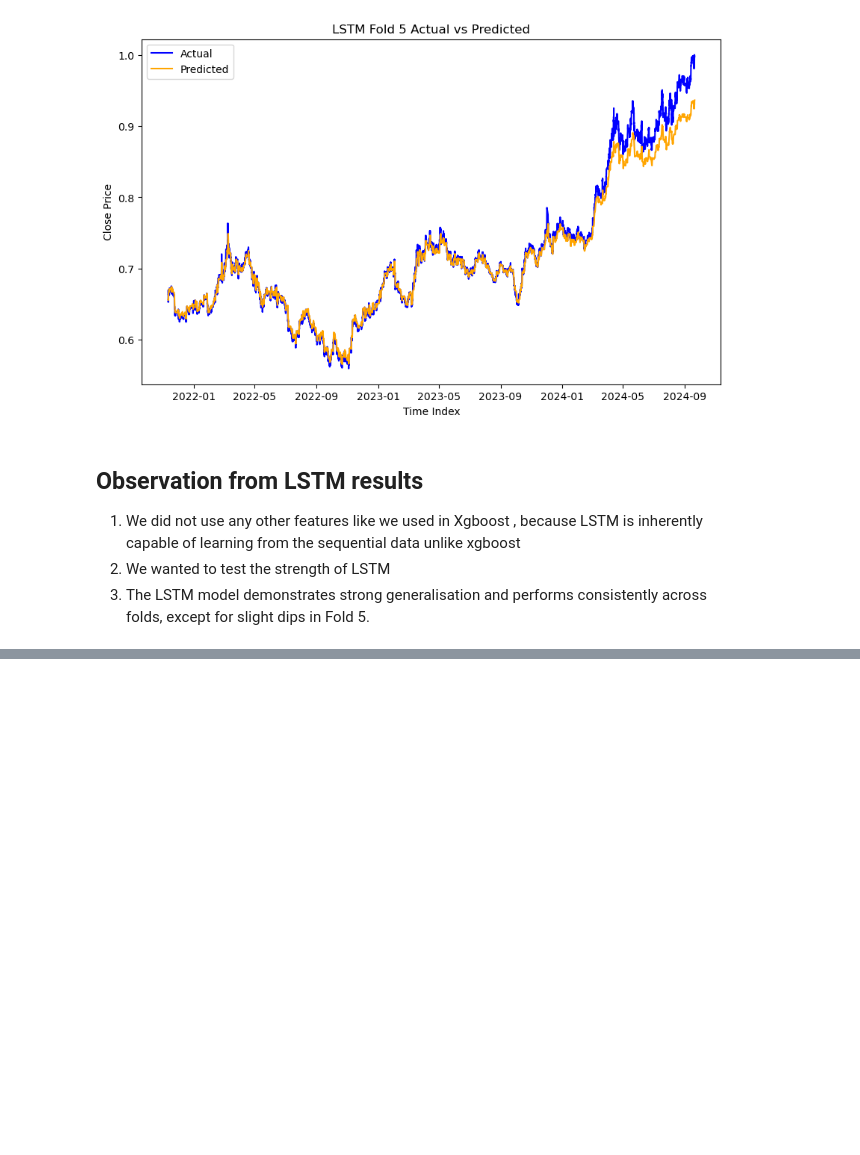
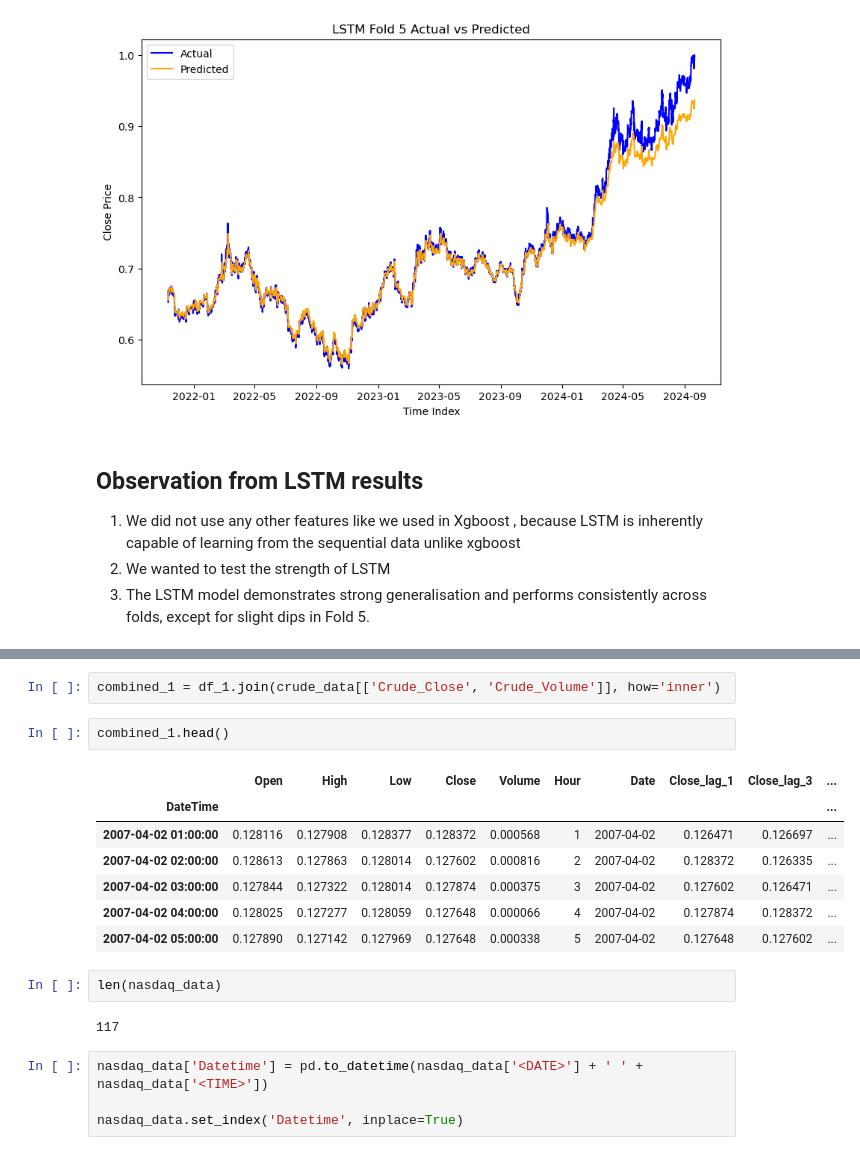
Before and after one commit to abhisheksuga/price-forecasting, a Jupyter notebook: src/forcasting.ipynb, the cells around one changed output, grey strips where cells are left out. Cells and saved outputs as stored; diff of their text form; blank space fills up the shorter version.

```diff
--- a/src/forcasting.ipynb
+++ b/src/forcasting.ipynb
@@ -573,0 +674,20 @@ for fold in fold_results_df1['Fold'].unique():  # Fixed from fold_results['Fold'
+# %%
+combined_1 = df_1.join(crude_data[['Crude_Close', 'Crude_Volume']], how='inner')
+# %%
+combined_1.head()
+# %% [output]
+|  | Open | High | Low | Close | Volume | Hour | Date | Close_lag_1 | Close_lag_3 | ... |
+| DateTime |  |  |  |  |  |  |  |  |  | ... |
+| 2007-04-02 01:00:00 | 0.128116 | 0.127908 | 0.128377 | 0.128372 | 0.000568 | 1 | 2007-04-02 | 0.126471 | 0.126697 | ... |
+| 2007-04-02 02:00:00 | 0.128613 | 0.127863 | 0.128014 | 0.127602 | 0.000816 | 2 | 2007-04-02 | 0.128372 | 0.126335 | ... |
+| 2007-04-02 03:00:00 | 0.127844 | 0.127322 | 0.128014 | 0.127874 | 0.000375 | 3 | 2007-04-02 | 0.127602 | 0.126471 | ... |
+| 2007-04-02 04:00:00 | 0.128025 | 0.127277 | 0.128059 | 0.127648 | 0.000066 | 4 | 2007-04-02 | 0.127874 | 0.128372 | ... |
+| 2007-04-02 05:00:00 | 0.127890 | 0.127142 | 0.127969 | 0.127648 | 0.000338 | 5 | 2007-04-02 | 0.127648 | 0.127602 | ... |
+# %%
+len(nasdaq_data)
+# %% [output]
+117
+# %%
+nasdaq_data['Datetime'] = pd.to_datetime(nasdaq_data['<DATE>'] + ' ' + nasdaq_data['<TIME>'])
+
+nasdaq_data.set_index('Datetime', inplace=True)
```
Also changed, not shown: parts of 28 cells of this notebook, 1 other file.
